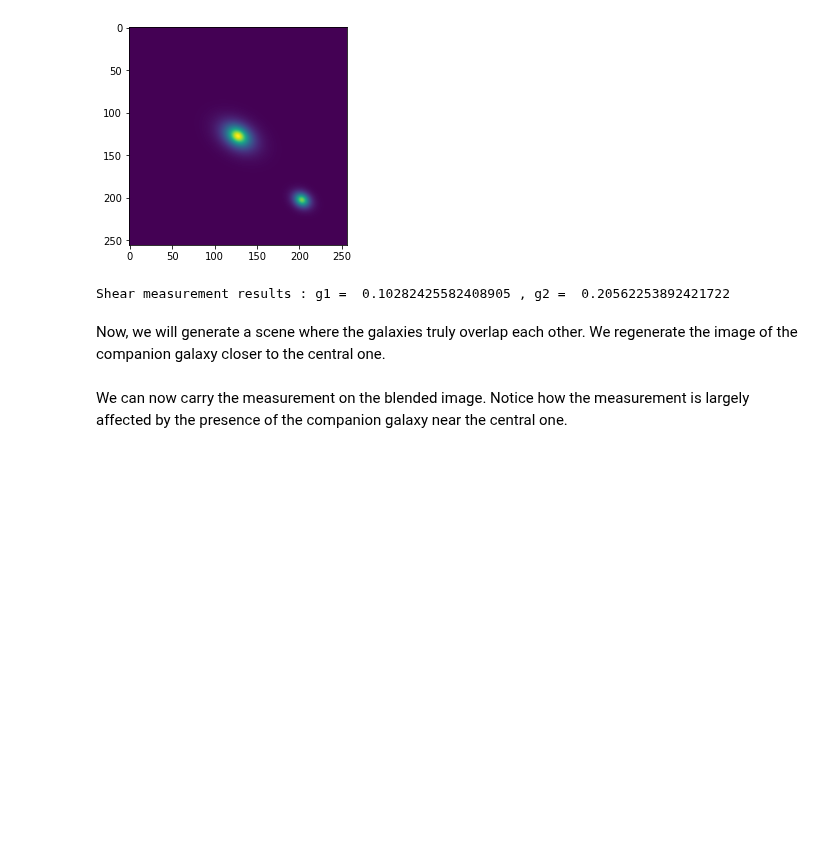
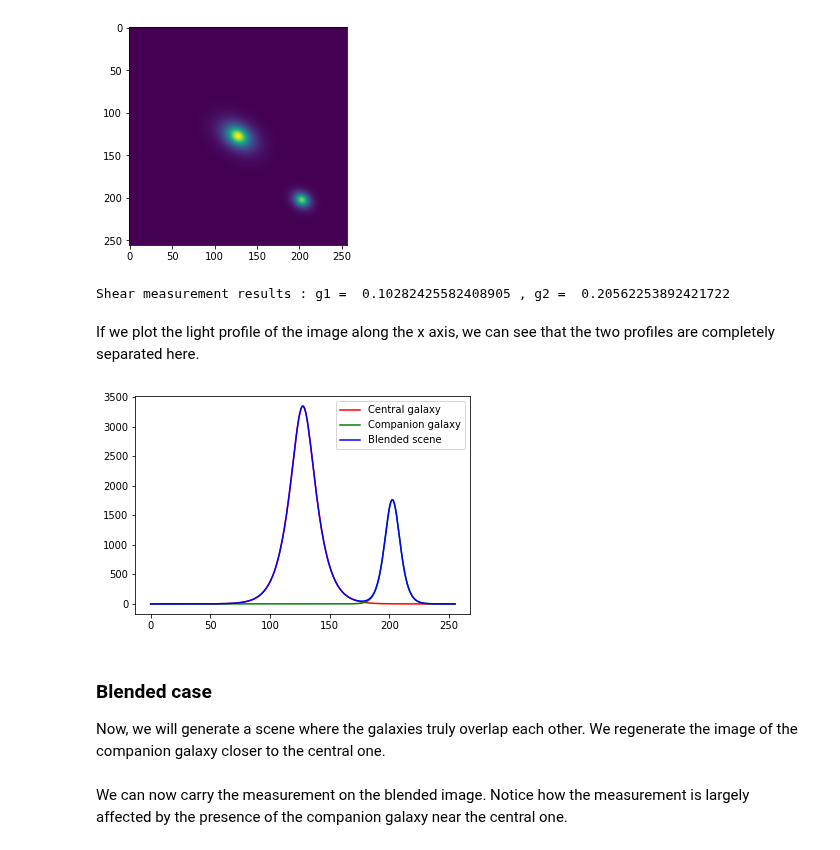
Before and after one commit to CosmoStat/Shear-and-PSF-Reading-Group, a Jupyter notebook: shearbook/bias/blending-bias.ipynb, the cells around one changed output. Cells and saved outputs as stored; diff of their text form; code cells hidden in the pictures; blank space fills up the shorter version.

```diff
--- a/shearbook/bias/blending-bias.ipynb
+++ b/shearbook/bias/blending-bias.ipynb
@@ -50,7 +54,22 @@ print("Shear measurement results : g1 = ",measured_shear.corrected_g1,", g2 = ",
 # %% [output]
 [figure]
 Shear measurement results : g1 =  0.10282425582408905 , g2 =  0.20562253892421722
+# %% [markdown]
+If we plot the light profile of the image along the x axis, we can see that the two profiles are completely separated here.
+# %%
+profile_central = np.sum(image_central.array, axis=0)
+profile_companion = np.sum(image_companion.array, axis=0)
+profile_blended = np.sum(blended_scene.array, axis=0)
+plt.plot(list(range(256)),profile_central,color="red",label="Central galaxy")
+plt.plot(list(range(256)),profile_companion,color="green",label="Companion galaxy")
+plt.plot(list(range(256)),profile_blended,color="blue",label="Blended scene")
+plt.legend()
+plt.show()
+# %% [output]
+[figure, added]
 # %% [markdown]
+### Blended case
+
 Now, we will generate a scene where the galaxies truly overlap each other. We regenerate the image of the companion galaxy closer to the central one.
 # %%
 image_companion, _ = get_galaxy_image(gal_flux=3.e4,gal_r0=0.6,g1=0.1,g2=0.2,psf_beta=5,psf_re=1.0,
```
Also changed, not shown: parts of 8 cells of this notebook, 1 other file.
